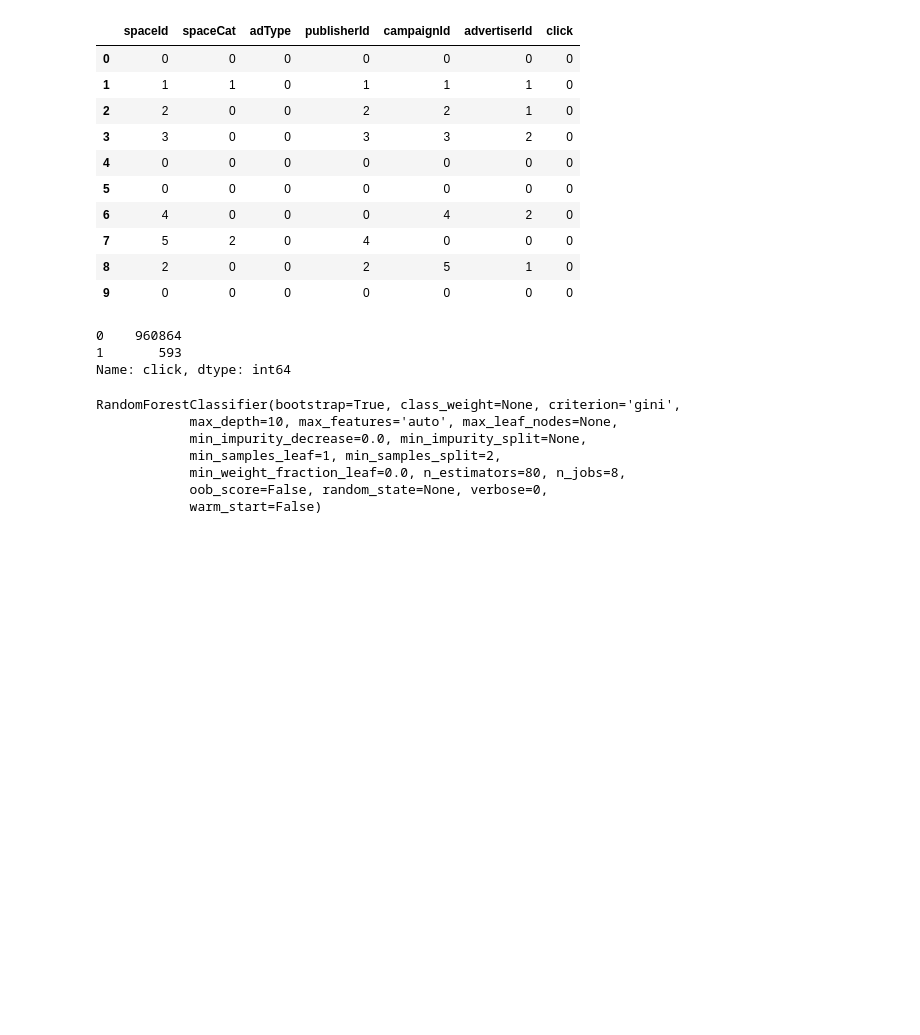
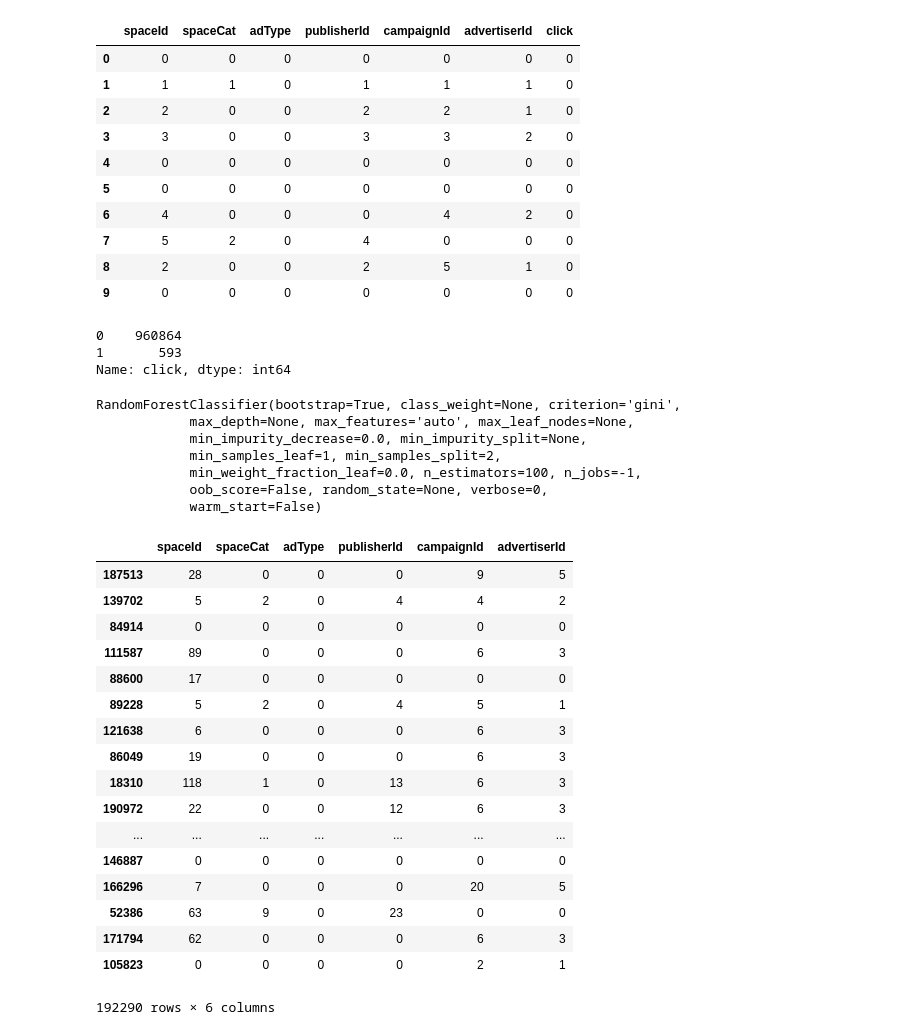
Before and after one commit to Superdanby/AI-Binary-Classification, a Jupyter notebook: Binary Classification.ipynb, the cells around one changed output. Cells and saved outputs as stored; diff of their text form; code cells hidden in the pictures; blank space fills up the shorter version.

```diff
--- a/Binary Classification.ipynb
+++ b/Binary Classification.ipynb
@@ -355,16 +357,37 @@ Y_train = train['click']
 X_test = test.drop(['click'], axis = 1)
 Y_test = test['click']
 # %%
-clf = RandomForestClassifier(n_estimators=80, n_jobs=8, max_depth=10)
+clf = RandomForestClassifier(n_estimators=100, n_jobs=-1)
 clf.fit(X_train, Y_train)
 # %% [output]
 RandomForestClassifier(bootstrap=True, class_weight=None, criterion='gini',
-            max_depth=10, max_features='auto', max_leaf_nodes=None,
+            max_depth=None, max_features='auto', max_leaf_nodes=None,
             min_impurity_decrease=0.0, min_impurity_split=None,
             min_samples_leaf=1, min_samples_split=2,
-            min_weight_fraction_leaf=0.0, n_estimators=80, n_jobs=8,
+            min_weight_fraction_leaf=0.0, n_estimators=100, n_jobs=-1,
             oob_score=False, random_state=None, verbose=0,
             warm_start=False)
+# %%
+display(X_test)
+# %% [output]
+|  | spaceId | spaceCat | adType | publisherId | campaignId | advertiserId |
+| 187513 | 28 | 0 | 0 | 0 | 9 | 5 |
+| 139702 | 5 | 2 | 0 | 4 | 4 | 2 |
+| 84914 | 0 | 0 | 0 | 0 | 0 | 0 |
+| 111587 | 89 | 0 | 0 | 0 | 6 | 3 |
+| 88600 | 17 | 0 | 0 | 0 | 0 | 0 |
+| 89228 | 5 | 2 | 0 | 4 | 5 | 1 |
+| 121638 | 6 | 0 | 0 | 0 | 6 | 3 |
+| 86049 | 19 | 0 | 0 | 0 | 6 | 3 |
+| 18310 | 118 | 1 | 0 | 13 | 6 | 3 |
+| 190972 | 22 | 0 | 0 | 12 | 6 | 3 |
+| ... | ... | ... | ... | ... | ... | ... |
+| 146887 | 0 | 0 | 0 | 0 | 0 | 0 |
+| 166296 | 7 | 0 | 0 | 0 | 20 | 5 |
+| 52386 | 63 | 9 | 0 | 23 | 0 | 0 |
+| 171794 | 62 | 0 | 0 | 0 | 6 | 3 |
+| 105823 | 0 | 0 | 0 | 0 | 2 | 1 |
+192290 rows × 6 columns
 # %%
 tn, fp, fn, tp = confusion_matrix(clf.predict(X_test), Y_test).ravel()
 (tn, fp, fn, tp)
```
Also changed, not shown: parts of 7 cells of this notebook.
